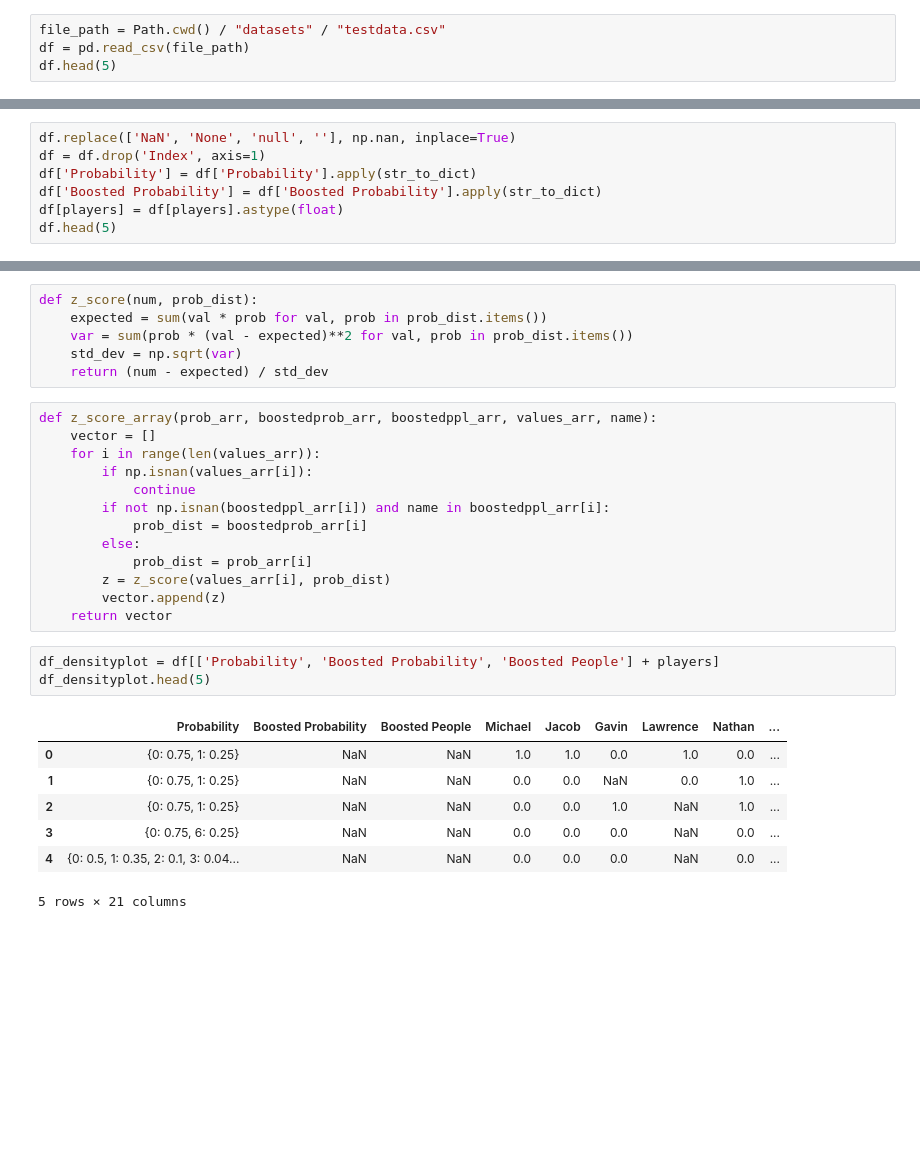
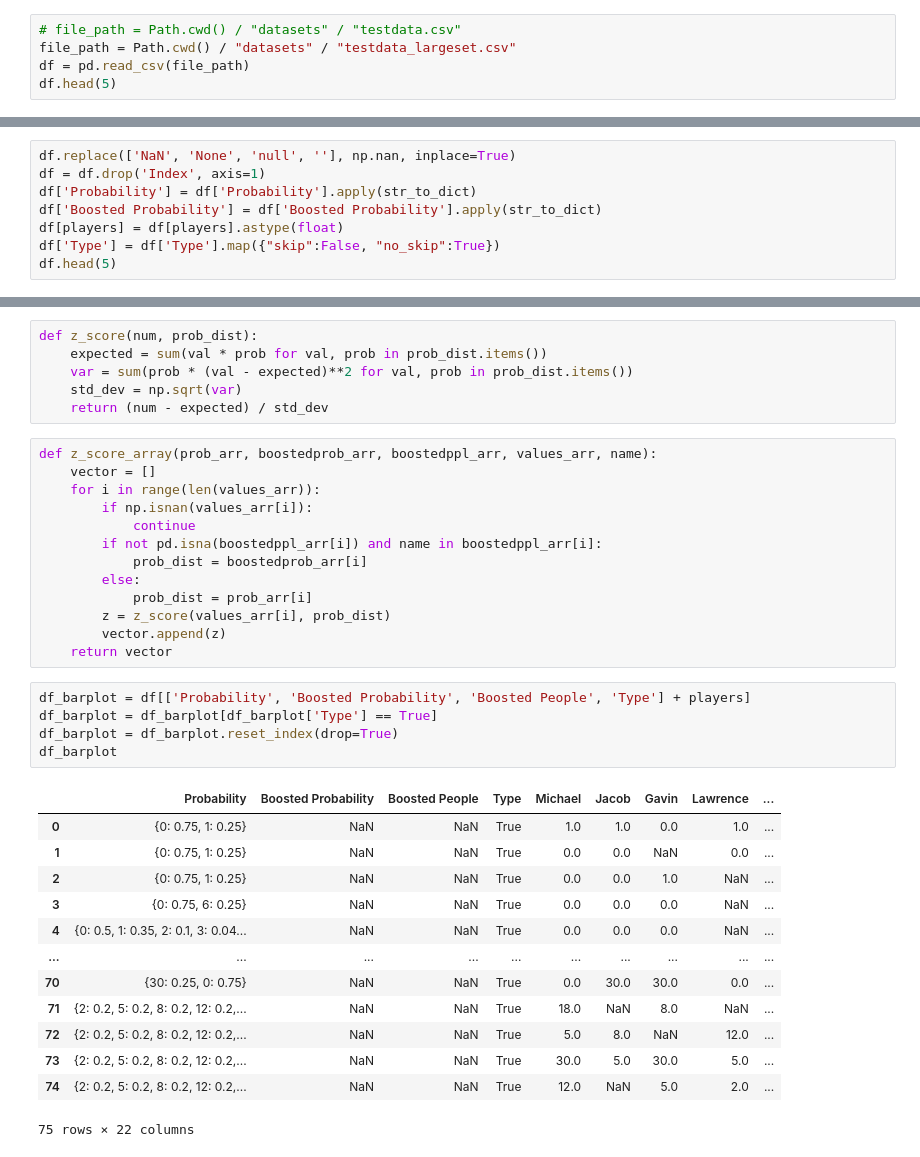
Before and after one commit to j2doan/asianhood_candy, a Jupyter notebook: testenv.ipynb, the cells around one changed output, grey strips where cells are left out. Cells and saved outputs as stored; diff of their text form; blank space fills up the shorter version.

```diff
--- a/testenv.ipynb
+++ b/testenv.ipynb
@@ -10,7 +10,8 @@ import seaborn as sns
 import ast
 from collections import Counter
 # %%
-file_path = Path.cwd() / "datasets" / "testdata.csv"
+# file_path = Path.cwd() / "datasets" / "testdata.csv"
+file_path = Path.cwd() / "datasets" / "testdata_largeset.csv"
 df = pd.read_csv(file_path)
 df.head(5)
 # %% [output]
@@ -47,5 +48,6 @@ df = df.drop('Index', axis=1)
 df['Probability'] = df['Probability'].apply(str_to_dict)
 df['Boosted Probability'] = df['Boosted Probability'].apply(str_to_dict)
 df[players] = df[players].astype(float)
+df['Type'] = df['Type'].map({"skip":False, "no_skip":True})
 df.head(5)
 # %% [output]
@@ -115,7 +123,7 @@ def z_score_array(prob_arr, boostedprob_arr, boostedppl_arr, values_arr, name):
     for i in range(len(values_arr)):
         if np.isnan(values_arr[i]):
             continue
-        if not np.isnan(boostedppl_arr[i]) and name in boostedppl_arr[i]:
+        if not pd.isna(boostedppl_arr[i]) and name in boostedppl_arr[i]:
             prob_dist = boostedprob_arr[i]
         else:
             prob_dist = prob_arr[i]
@@ -123,16 +131,24 @@ def z_score_array(prob_arr, boostedprob_arr, boostedppl_arr, values_arr, name):
         vector.append(z)
     return vector
 # %%
-df_densityplot = df[['Probability', 'Boosted Probability', 'Boosted People'] + players]
-df_densityplot.head(5)
+df_barplot = df[['Probability', 'Boosted Probability', 'Boosted People', 'Type'] + players]
+df_barplot = df_barplot[df_barplot['Type'] == True]
+df_barplot = df_barplot.reset_index(drop=True)
+df_barplot
 # %% [output]
-|  | Probability | Boosted Probability | Boosted People | Michael | Jacob | Gavin | Lawrence | Nathan | ... |
-| 0 | {0: 0.75, 1: 0.25} | NaN | NaN | 1.0 | 1.0 | 0.0 | 1.0 | 0.0 | ... |
-| 1 | {0: 0.75, 1: 0.25} | NaN | NaN | 0.0 | 0.0 | NaN | 0.0 | 1.0 | ... |
-| 2 | {0: 0.75, 1: 0.25} | NaN | NaN | 0.0 | 0.0 | 1.0 | NaN | 1.0 | ... |
-| 3 | {0: 0.75, 6: 0.25} | NaN | NaN | 0.0 | 0.0 | 0.0 | NaN | 0.0 | ... |
-| 4 | {0: 0.5, 1: 0.35, 2: 0.1, 3: 0.04... | NaN | NaN | 0.0 | 0.0 | 0.0 | NaN | 0.0 | ... |
+|  | Probability | Boosted Probability | Boosted People | Type | Michael | Jacob | Gavin | Lawrence | ... |
+| 0 | {0: 0.75, 1: 0.25} | NaN | NaN | True | 1.0 | 1.0 | 0.0 | 1.0 | ... |
+| 1 | {0: 0.75, 1: 0.25} | NaN | NaN | True | 0.0 | 0.0 | NaN | 0.0 | ... |
+| 2 | {0: 0.75, 1: 0.25} | NaN | NaN | True | 0.0 | 0.0 | 1.0 | NaN | ... |
+| 3 | {0: 0.75, 6: 0.25} | NaN | NaN | True | 0.0 | 0.0 | 0.0 | NaN | ... |
+| 4 | {0: 0.5, 1: 0.35, 2: 0.1, 3: 0.04... | NaN | NaN | True | 0.0 | 0.0 | 0.0 | NaN | ... |
+| ... | ... | ... | ... | ... | ... | ... | ... | ... | ... |
+| 70 | {30: 0.25, 0: 0.75} | NaN | NaN | True | 0.0 | 30.0 | 30.0 | 0.0 | ... |
+| 71 | {2: 0.2, 5: 0.2, 8: 0.2, 12: 0.2,... | NaN | NaN | True | 18.0 | NaN | 8.0 | NaN | ... |
+| 72 | {2: 0.2, 5: 0.2, 8: 0.2, 12: 0.2,... | NaN | NaN | True | 5.0 | 8.0 | NaN | 12.0 | ... |
+| 73 | {2: 0.2, 5: 0.2, 8: 0.2, 12: 0.2,... | NaN | NaN | True | 30.0 | 5.0 | 30.0 | 5.0 | ... |
+| 74 | {2: 0.2, 5: 0.2, 8: 0.2, 12: 0.2,... | NaN | NaN | True | 12.0 | NaN | 5.0 | 2.0 | ... |
-5 rows × 21 columns
+75 rows × 22 columns
 # %%
 z_score_dict = {}
 for name in players:
```
Also changed, not shown: parts of 17 cells of this notebook, 2 other files.
